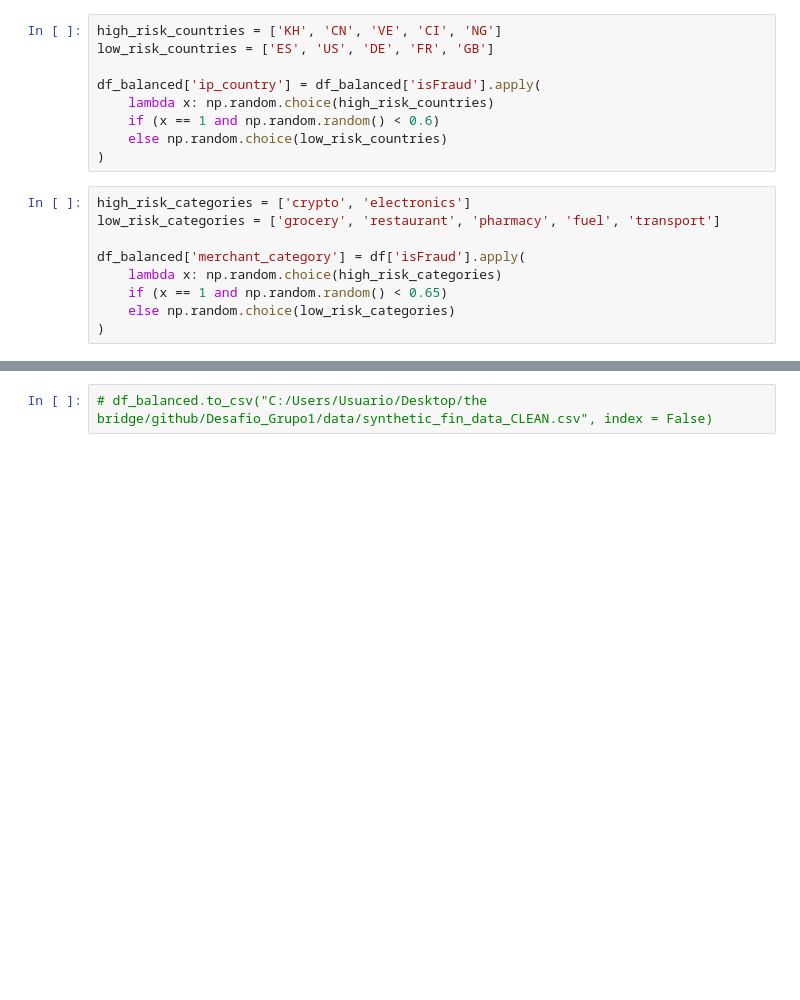
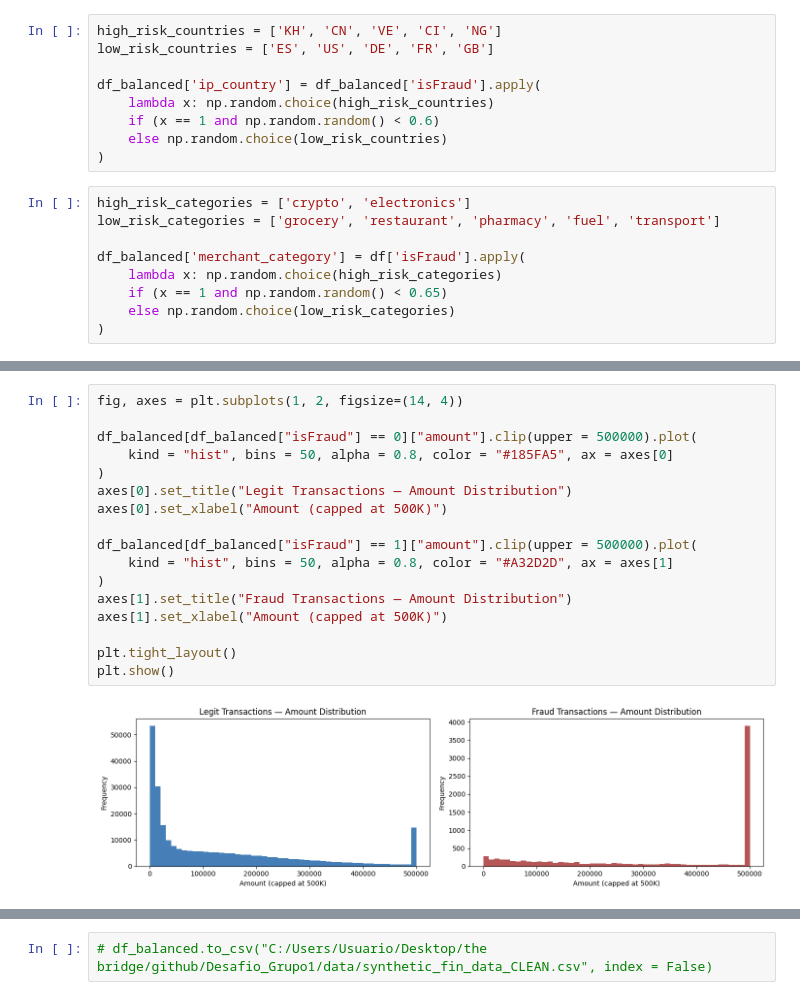
Before and after one commit to DarkKrismon/Desafio_Grupo1, a Jupyter notebook: notebooks/01_EDA.ipynb, the cells around one changed output, grey strips where cells are left out. Cells and saved outputs as stored; diff of their text form; blank space fills up the shorter version.

```diff
--- a/notebooks/01_EDA.ipynb
+++ b/notebooks/01_EDA.ipynb
@@ -80,0 +151,19 @@ df_balanced.head()
+# %%
+fig, axes = plt.subplots(1, 2, figsize=(14, 4))
+
+df_balanced[df_balanced["isFraud"] == 0]["amount"].clip(upper = 500000).plot(
+    kind = "hist", bins = 50, alpha = 0.8, color = "#185FA5", ax = axes[0]
+)
+axes[0].set_title("Legit Transactions — Amount Distribution")
+axes[0].set_xlabel("Amount (capped at 500K)")
+
+df_balanced[df_balanced["isFraud"] == 1]["amount"].clip(upper = 500000).plot(
+    kind = "hist", bins = 50, alpha = 0.8, color = "#A32D2D", ax = axes[1]
+)
+axes[1].set_title("Fraud Transactions — Amount Distribution")
+axes[1].set_xlabel("Amount (capped at 500K)")
+
+plt.tight_layout()
+plt.show()
+# %% [output]
+[figure, added]
```
Also changed, not shown: parts of 24 cells of this notebook.
